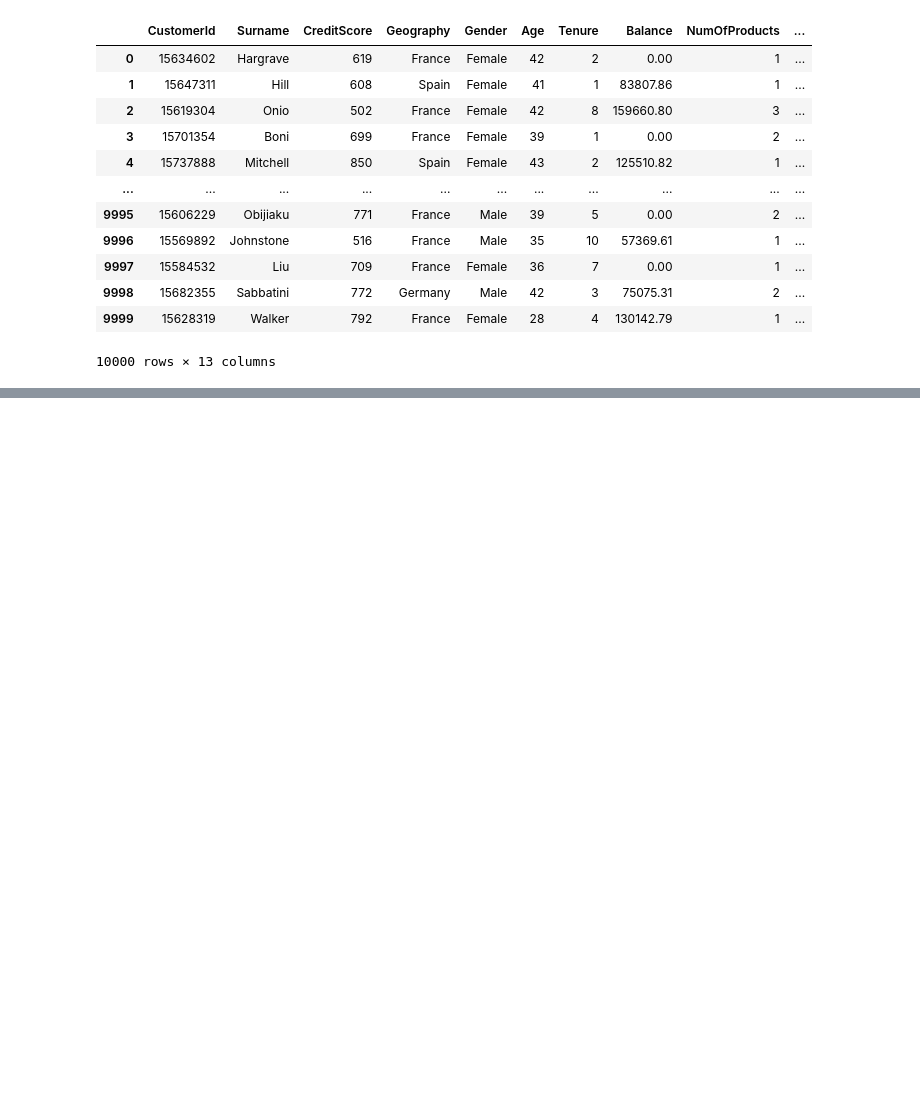
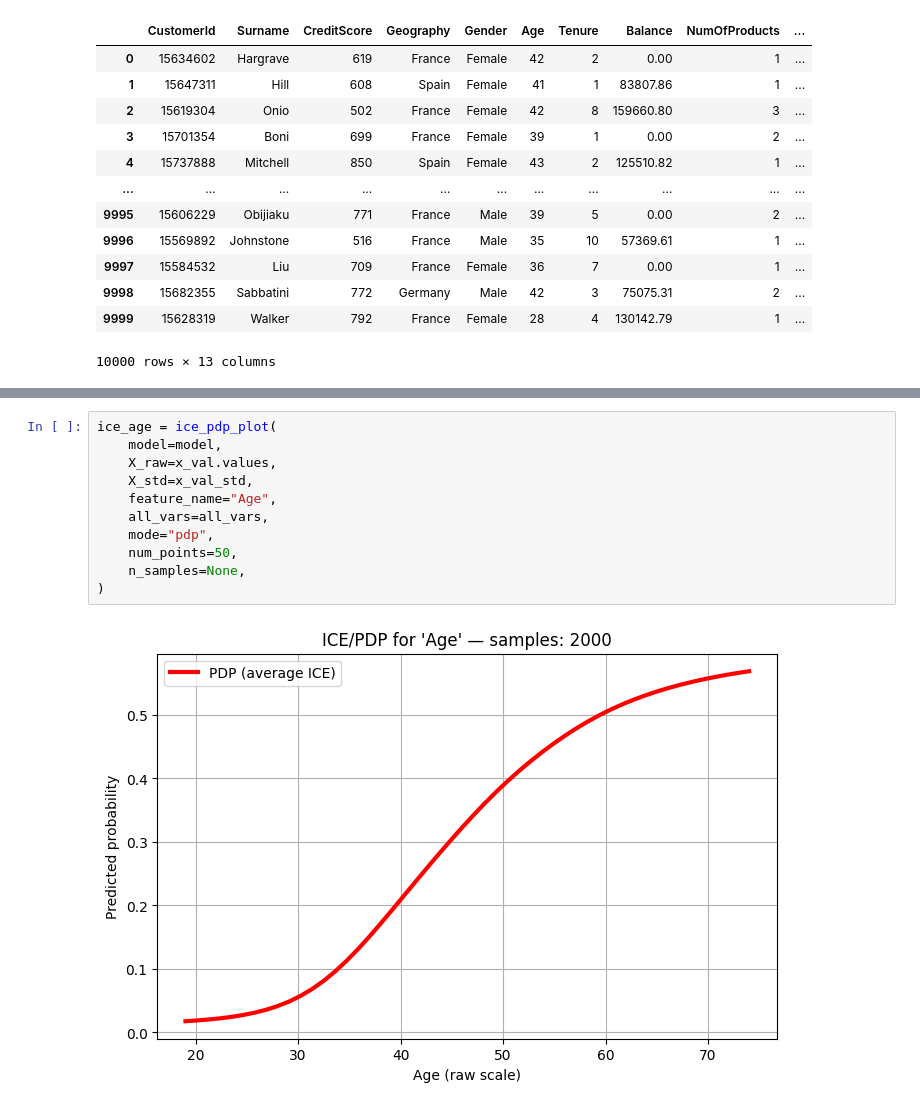
Before and after one commit to ArnauFabregat/probability_estimation, a Jupyter notebook: dev.ipynb, the cells around one changed output, grey strips where cells are left out. Drawn from its saved outputs; the diff is of its cells as text; blank space fills up the shorter version.

```diff
--- a/dev.ipynb
+++ b/dev.ipynb
@@ -93,0 +150,13 @@ for epoch in range(5):
+# %%
+ice_age = ice_pdp_plot(
+    model=model,
+    X_raw=x_val.values,
+    X_std=x_val_std,
+    feature_name="Age",
+    all_vars=all_vars,
+    mode="pdp",
+    num_points=50,
+    n_samples=None,
+)
+# %% [output]
+[figure, added]
```
Also changed, not shown: parts of 22 cells of this notebook, 7 other files.
